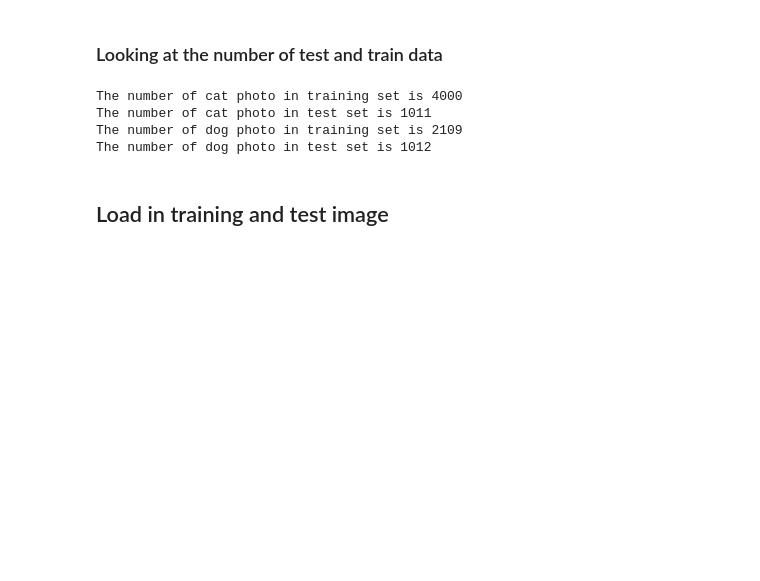
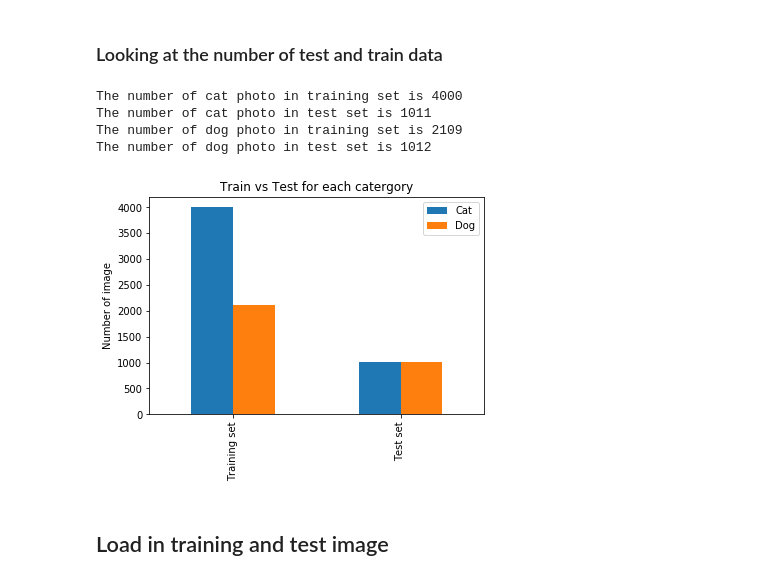
Before and after one commit to DuongVu39/Computer_Vision, a Jupyter notebook: Exploration_of_CV.ipynb, the cells around one changed output. Saved outputs shown, nothing was run; the diff lists cells and outputs as text; code cells hidden in the pictures; blank space fills up the shorter version.

```diff
--- a/Exploration_of_CV.ipynb
+++ b/Exploration_of_CV.ipynb
@@ -120,12 +122,14 @@ The number of dog photo in training set is 2109
 The number of dog photo in test set is 1012
 # %%
 # Create a dataframe:
-eda = pd.DataFrame({'Dog': [train_dog_num, test_dog_num], 'Cat': [train_cat_num, test_cat_num]}, index = ('Training set',
-                                                                                                   'Test set'))
+eda = pd.DataFrame({'Dog': [train_dog_num, test_dog_num], 'Cat': [train_cat_num, test_cat_num]},
+                   index = ('Training set','Test set'))
 eda.plot(kind='bar')
 plt.ylabel('Number of image')
 plt.title('Train vs Test for each catergory')
 plt.show()
+# %% [output]
+[figure, added]
 # %% [markdown]
 ## Load in training and test image
 # %%
```
Also changed, not shown: parts of 7 cells of this notebook, 2 other files.
